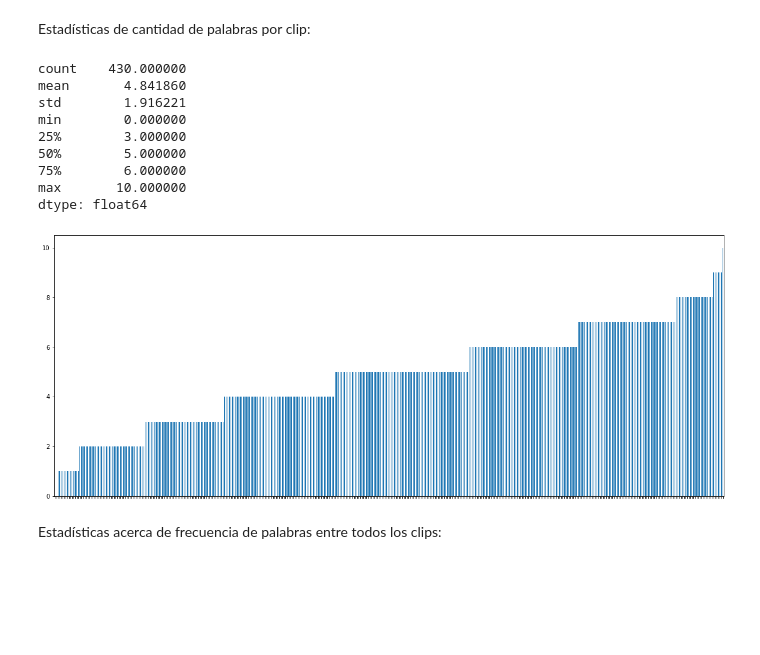
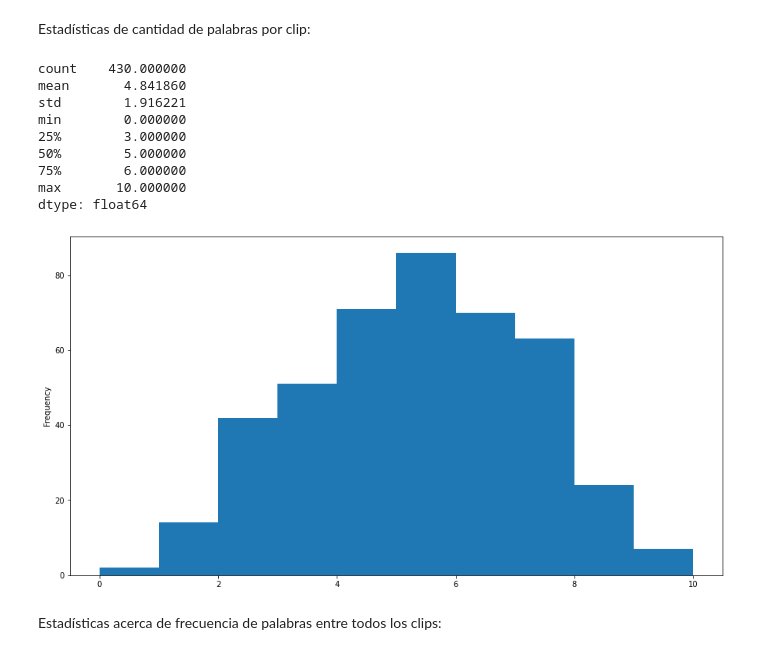
Before and after one commit to midusi/LSA-T, a Jupyter notebook: subtitles-analysis.ipynb, the cells around one changed output. Drawn from its saved outputs; the diff is of its cells as text; code cells hidden in the pictures; blank space fills up the shorter version.

```diff
--- a/subtitles-analysis.ipynb
+++ b/subtitles-analysis.ipynb
@@ -77,18 +72,18 @@ Estadísticas de cantidad de palabras por clip:
 # %%
 words_s = pd.Series({k: len(v) for k, v in words.items()}).sort_values()
 display(words_s.describe())
-out = words_s.plot.bar(rot=315, figsize=(20,8)).set_xticklabels([])
+out = words_s.plot.hist(figsize=(15,8))
 # %% [output]
 count    430.000000
 mean       4.841860
 std        1.916221
 min        0.000000
 25%        3.000000
 50%        5.000000
 75%        6.000000
 max       10.000000
 dtype: float64
-[figure, old version]
+[figure, new version]
 # %% [markdown]
 Estadísticas acerca de frecuencia de palabras entre todos los clips:
 # %%
```
Also changed, not shown: parts of 5 cells of this notebook.
